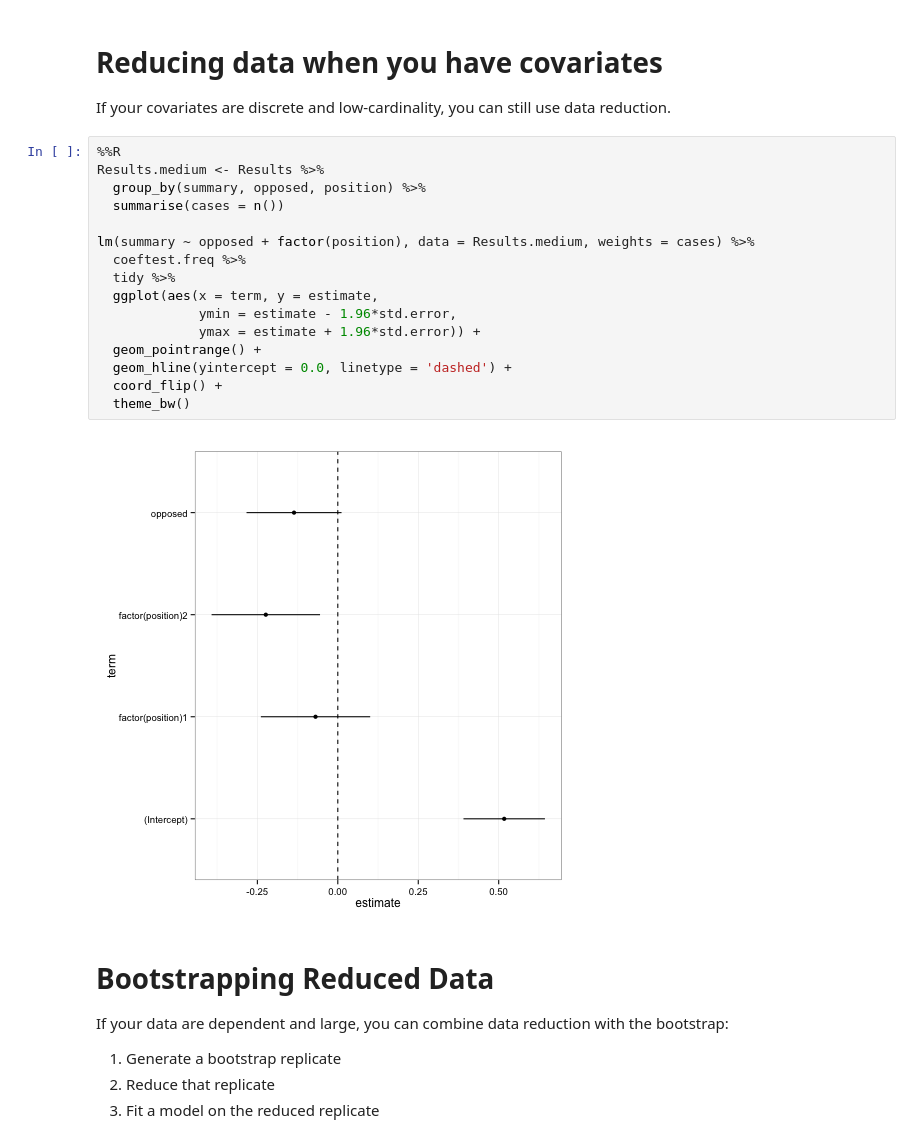
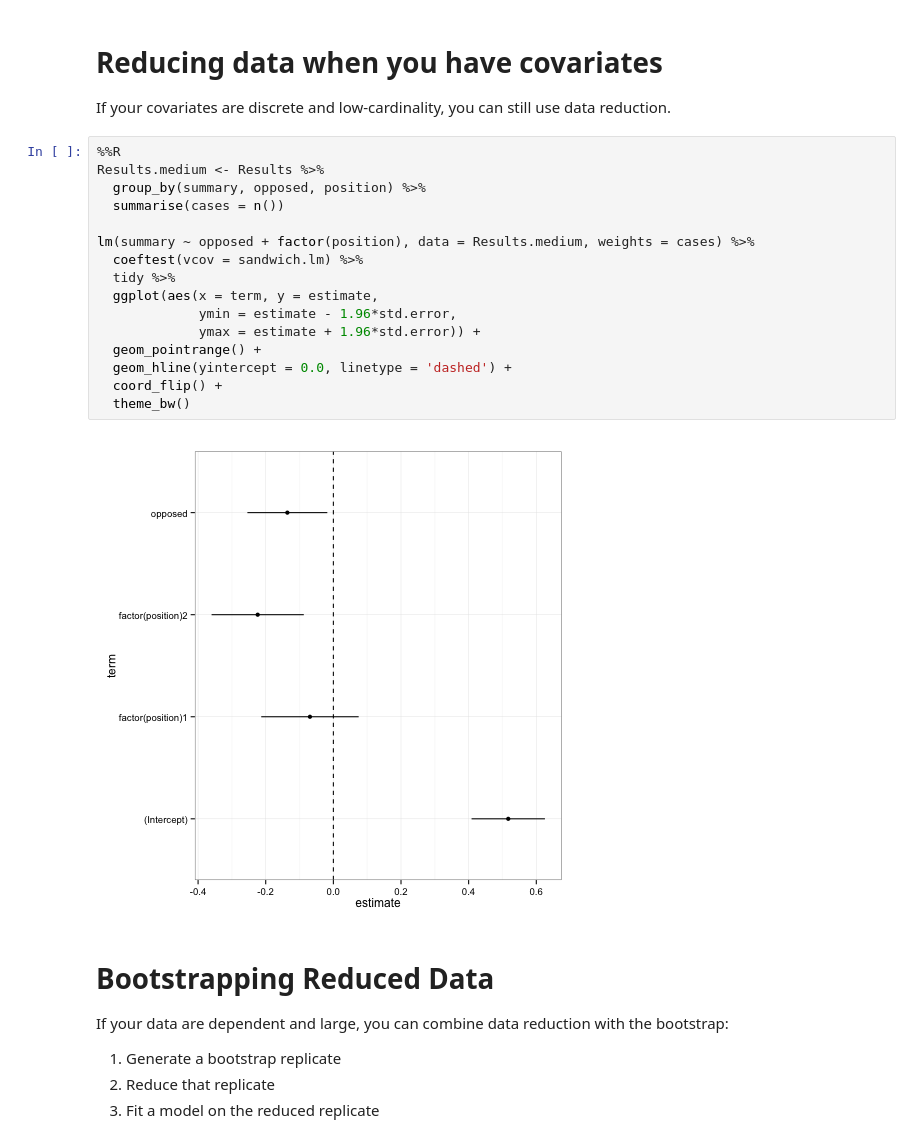
Before and after one commit to eytan/www-15-tutorial, a Jupyter notebook: 4-analyzing-experiments.ipynb, the cells around one changed output. Cells and saved outputs as stored; diff of their text form.

```diff
--- a/4-analyzing-experiments.ipynb
+++ b/4-analyzing-experiments.ipynb
@@ -355,21 +353,21 @@ If your covariates are discrete and low-cardinality, you can still use data redu
 # %%
 %%R
 Results.medium <- Results %>%
   group_by(summary, opposed, position) %>%
   summarise(cases = n())
 
 lm(summary ~ opposed + factor(position), data = Results.medium, weights = cases) %>%
-  coeftest.freq %>%
+  coeftest(vcov = sandwich.lm) %>%
   tidy %>%
   ggplot(aes(x = term, y = estimate,
              ymin = estimate - 1.96*std.error,
              ymax = estimate + 1.96*std.error)) +
   geom_pointrange() +
   geom_hline(yintercept = 0.0, linetype = 'dashed') +
   coord_flip() +
   theme_bw()
 # %% [output]
-[figure, old version]
+[figure, new version]
 # %% [markdown]
 # Bootstrapping Reduced Data
 
```
Also changed, not shown: parts of 6 cells of this notebook, 6 other files.
